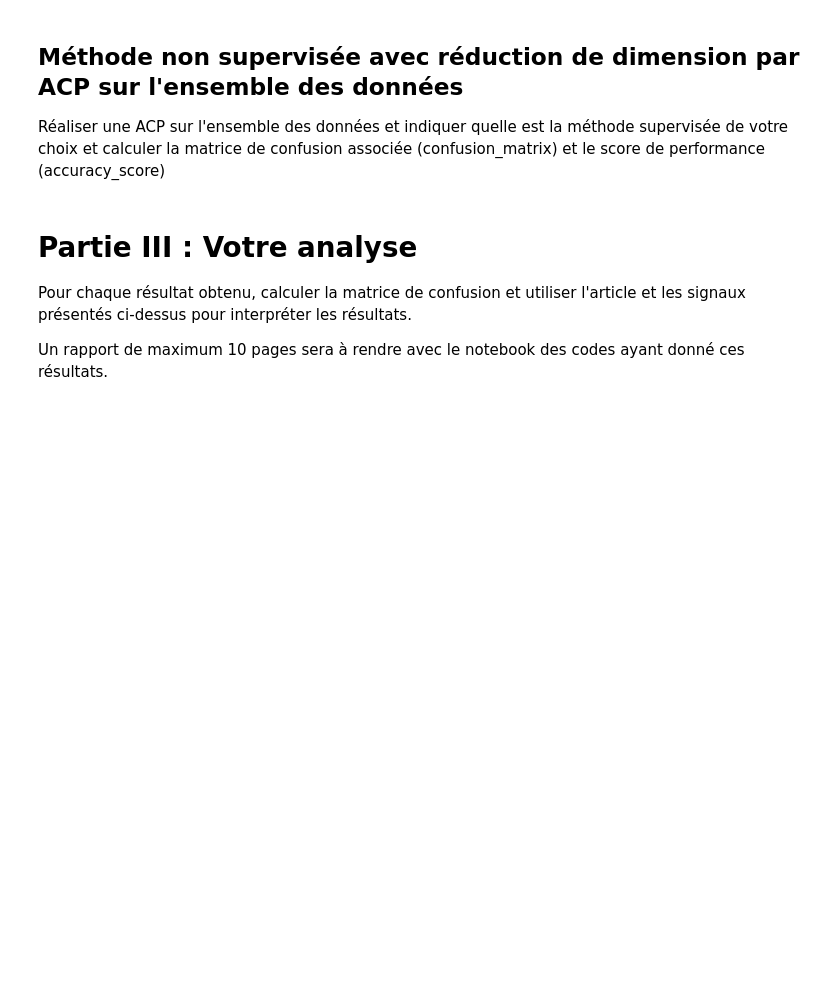
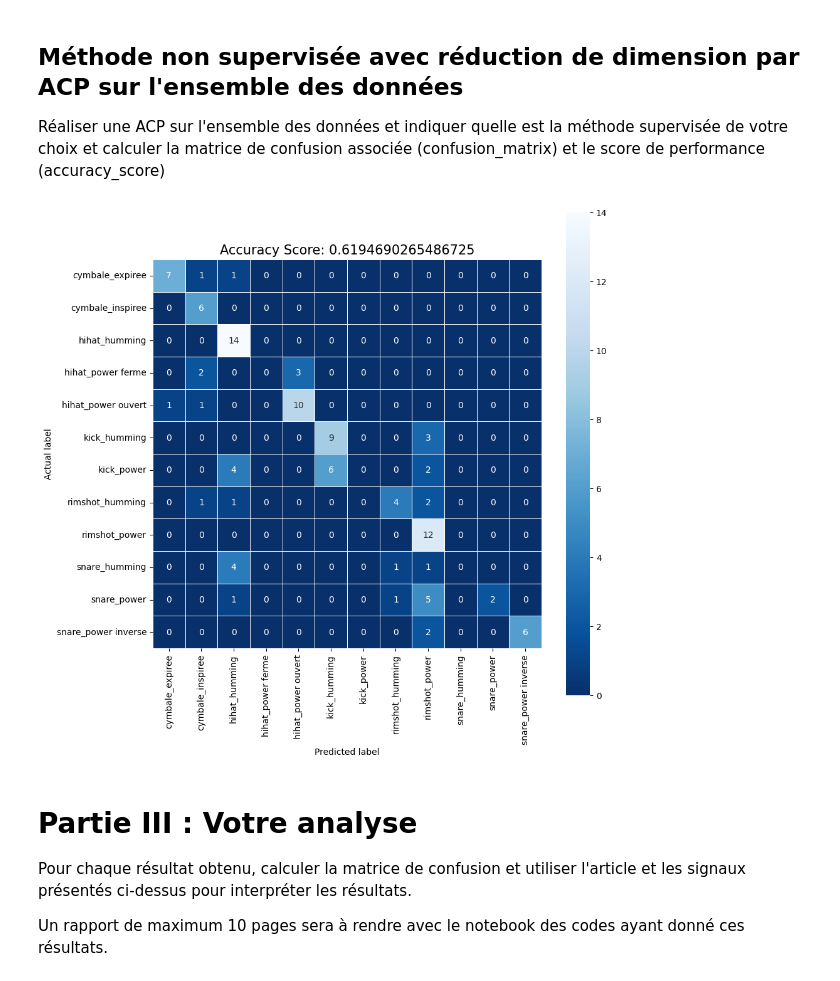
Before and after one commit to HDwayne/Projet_BeatBox, a Jupyter notebook: ProjetBeatbox.ipynb, the cells around one changed output. Cells and saved outputs as stored; diff of their text form; code cells hidden in the pictures; blank space fills up the shorter version.

Commit message:
part 2 + new plots

```diff
--- a/ProjetBeatbox.ipynb
+++ b/ProjetBeatbox.ipynb
@@ -234 +229,9 @@ plt.show()
+# %%
+#ACP sur les données d'apprentissage
+pca = PCA()
+pca.fit(X_train)
+X_train_pca = pca.transform(X_train)
+
+#ACP sur les données de test
+X_test_pca = pca.transform(X_test)
 # %% [markdown]
@@ -279,6 +265,29 @@ plt.show()
 ## Méthode non supervisée avec réduction de dimension par ACP sur l'ensemble des données
 
 Réaliser une ACP sur l'ensemble des données et indiquer quelle est la méthode supervisée de votre choix et calculer la matrice de confusion associée (confusion_matrix) et le score de performance (accuracy_score)
+# %%
+# Calcul des prédictions
+y_pred_kmeans_pca = kmeans.predict(X_test_pca)
+
+# Correspondance entre la partition et les classes de la vérité terrain
+y_pred_kmeans_pca = correspondance(y_pred_kmeans_pca,y_test)
+
+# Calcul de la matrice de confusion
+cm_kmeans_pca = confusion_matrix(y_test, y_pred_kmeans_pca)
+
+# Calcul de l'accuracy
+accuracy_kmeans_pca = accuracy_score(y_test, y_pred_kmeans_pca)
+
+# Affichage de la matrice de confusion
+plt.figure(figsize=(10, 10))
+sns.heatmap(cm_kmeans_pca, annot=True, linewidths=.5, square=True, cmap='Blues_r', xticklabels=Nomlabel, yticklabels=Nomlabel)
+plt.ylabel('Actual label')
+plt.xlabel('Predicted label')
+all_sample_title = 'Accuracy Score: {0}'.format(accuracy_kmeans_pca)
+plt.title(all_sample_title, size=15)
+plt.show()
+# %% [output]
+[figure, added]
 # %% [markdown]
 # Partie III : Votre analyse
 
```
Also changed, not shown: parts of 13 cells of this notebook.
